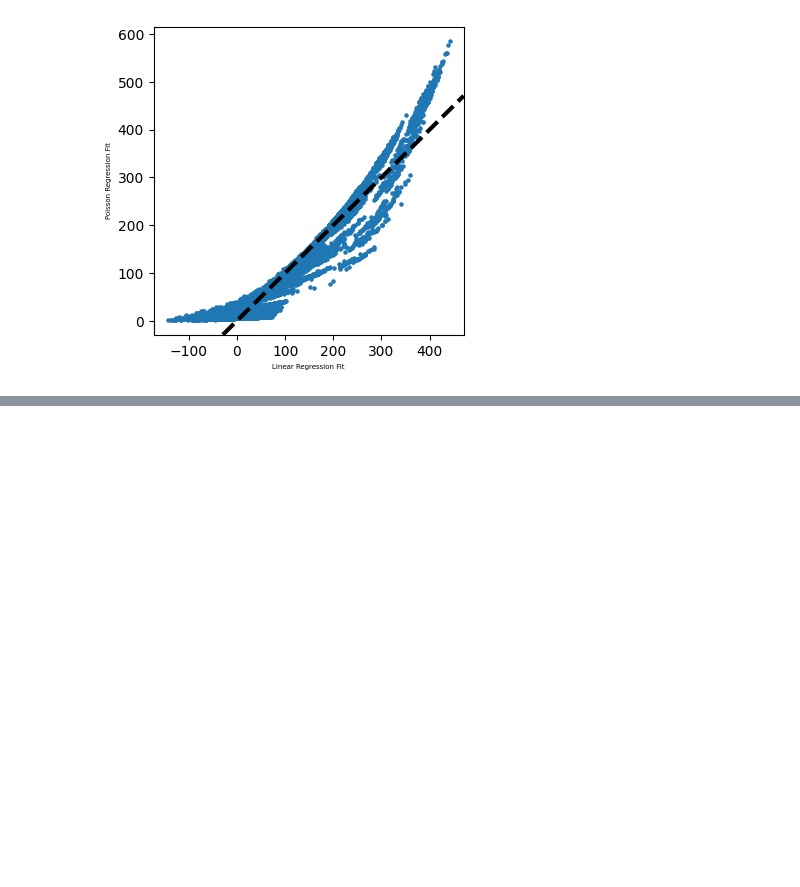
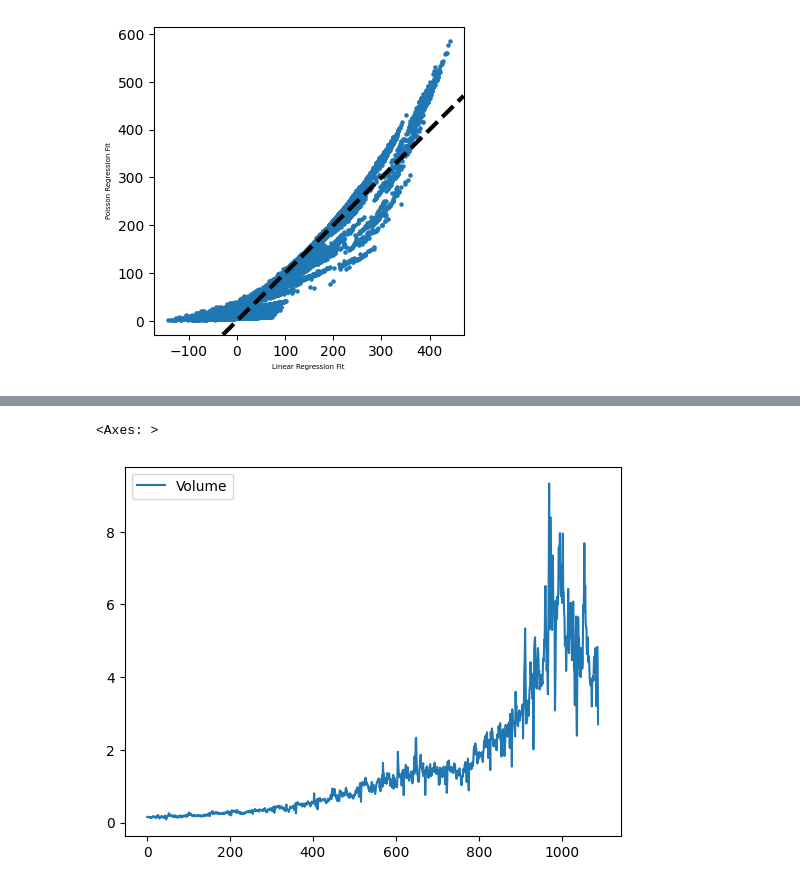
Before and after one commit to PatDDD/stats_python, a Jupyter notebook: 03_classification.ipynb, the cells around one changed output, grey strips where cells are left out. Drawn from its saved outputs; the diff is of its cells as text; code cells hidden in the pictures; blank space fills up the shorter version.

```diff
--- a/03_classification.ipynb
+++ b/03_classification.ipynb
@@ -817,0 +837,2 @@ ax.axline([0,0], c='black', linewidth=3,
+# %%
+weekly = load_data("Weekly")
@@ -817,0 +867,5 @@ ax.axline([0,0], c='black', linewidth=3,
+# %%
+weekly.plot(y='Volume')
+# %% [output]
+<Axes: >
+[figure, added]
```
Also changed, not shown: parts of 18 cells of this notebook.
